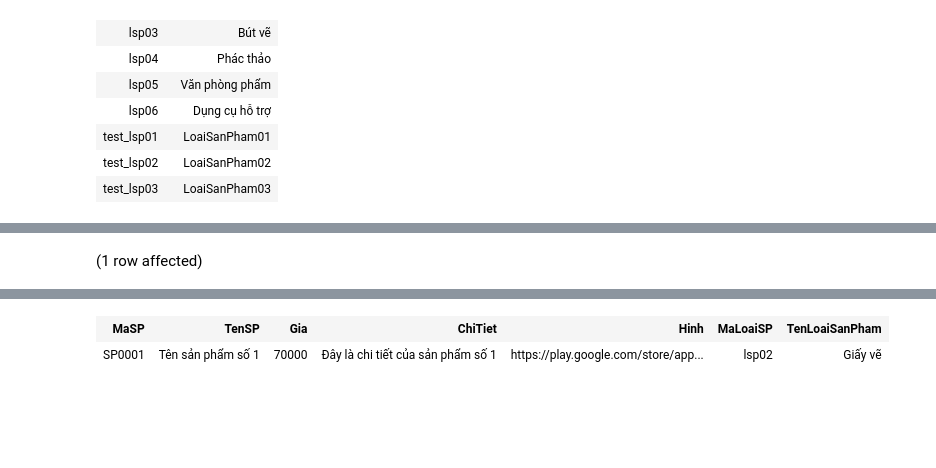
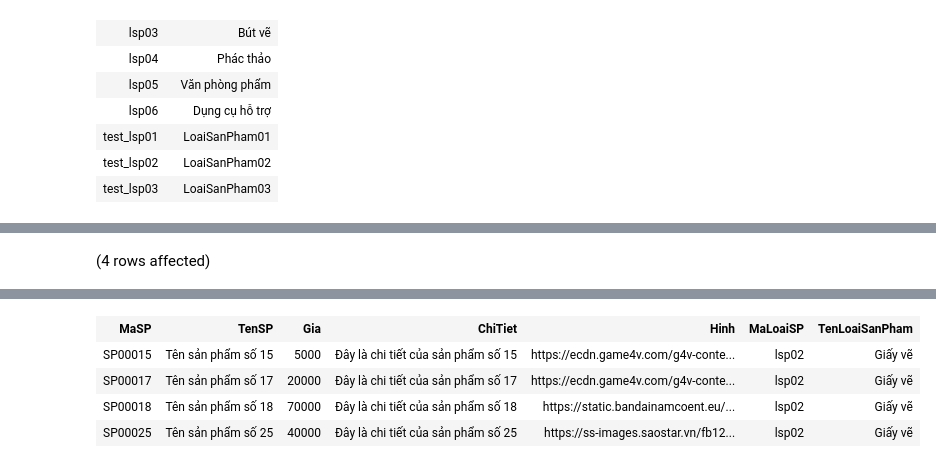
Before and after one commit to LienNTB/QuanLyHoaCu, a Jupyter notebook: data/2_ThemDuLieu.ipynb, the cells around one changed output, grey strips where cells are left out. Cells and saved outputs as stored; diff of their text form; code cells hidden in the pictures; blank space fills up the shorter version.

```diff
--- a/data/2_ThemDuLieu.ipynb
+++ b/data/2_ThemDuLieu.ipynb
@@ -349,6 +951,9 @@ Total execution time: 00:00:00.034
 | DH8 | Đây là ghi chú của đơn hàng 8 | 740000 | Đây là địa chỉ giao hàng của đơn ... | 5232787384 | USER00 | NULL | 1 | ... |
 | DH9 | Đây là ghi chú của đơn hàng 9 | 365000 | Đây là địa chỉ giao hàng của đơn ... | 9351497550 | USER016 | NULL | 1 | ... |
 # %%
-Select TOP ? sp.MaSP, sp.TenSP, sp.Gia, sp.ChiTiet, sp.Hinh,sp.MaLoaiSP, lsp.TenLoaiSanPham from SanPham sp LEFT JOIN  LoaiSanPham lsp on sp.MaLoaiSP=lsp.MaLoaiSP where sp.MaLoaiSanPham='lsp02' ORDER BY sp.MaSP
+Select TOP 4 sp.MaSP, sp.TenSP, sp.Gia, sp.ChiTiet, sp.Hinh,sp.MaLoaiSP, lsp.TenLoaiSanPham
+from SanPham sp LEFT JOIN  LoaiSanPham lsp on sp.MaLoaiSP=lsp.MaLoaiSP
+where sp.MaLoaiSP='lsp02' and  sp.MaSP!='SP0001'
+ORDER BY sp.MaSP
 # %% [output]
-(1 row affected)
+(4 rows affected)
@@ -356,2 +961,5 @@ Total execution time: 00:00:00.015
 | MaSP | TenSP | Gia | ChiTiet | Hinh | MaLoaiSP | TenLoaiSanPham |
-| SP0001 | Tên sản phẩm số 1 | 70000 | Đây là chi tiết của sản phẩm số 1 | https://play.google.com/store/app... | lsp02 | Giấy vẽ |
+| SP00015 | Tên sản phẩm số 15 | 5000 | Đây là chi tiết của sản phẩm số 15 | https://ecdn.game4v.com/g4v-conte... | lsp02 | Giấy vẽ |
+| SP00017 | Tên sản phẩm số 17 | 20000 | Đây là chi tiết của sản phẩm số 17 | https://ecdn.game4v.com/g4v-conte... | lsp02 | Giấy vẽ |
+| SP00018 | Tên sản phẩm số 18 | 70000 | Đây là chi tiết của sản phẩm số 18 | https://static.bandainamcoent.eu/... | lsp02 | Giấy vẽ |
+| SP00025 | Tên sản phẩm số 25 | 40000 | Đây là chi tiết của sản phẩm số 25 | https://ss-images.saostar.vn/fb12... | lsp02 | Giấy vẽ |
```
Also changed, not shown: parts of 18 cells of this notebook, 13 other files.
